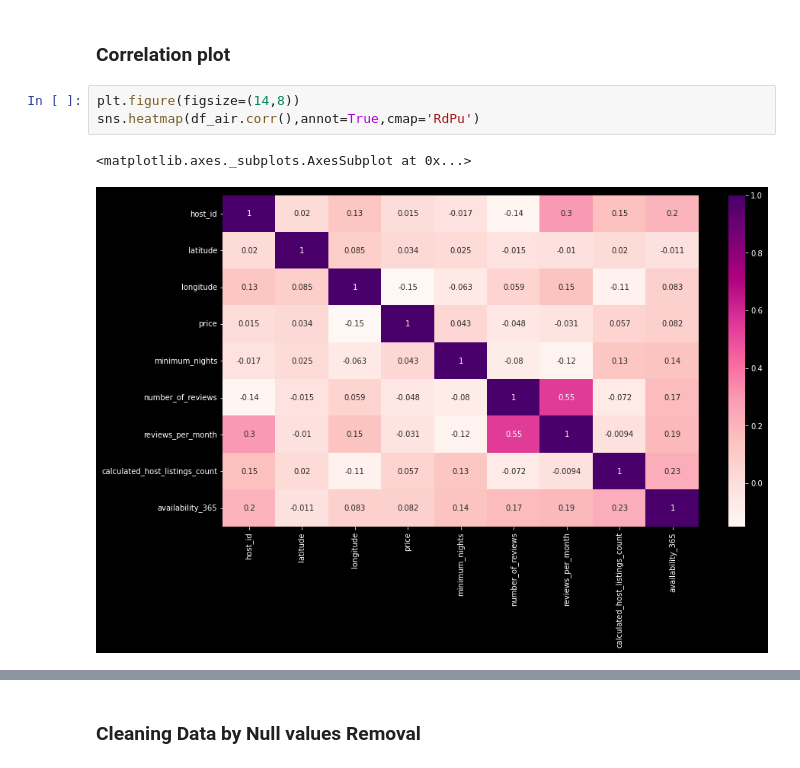
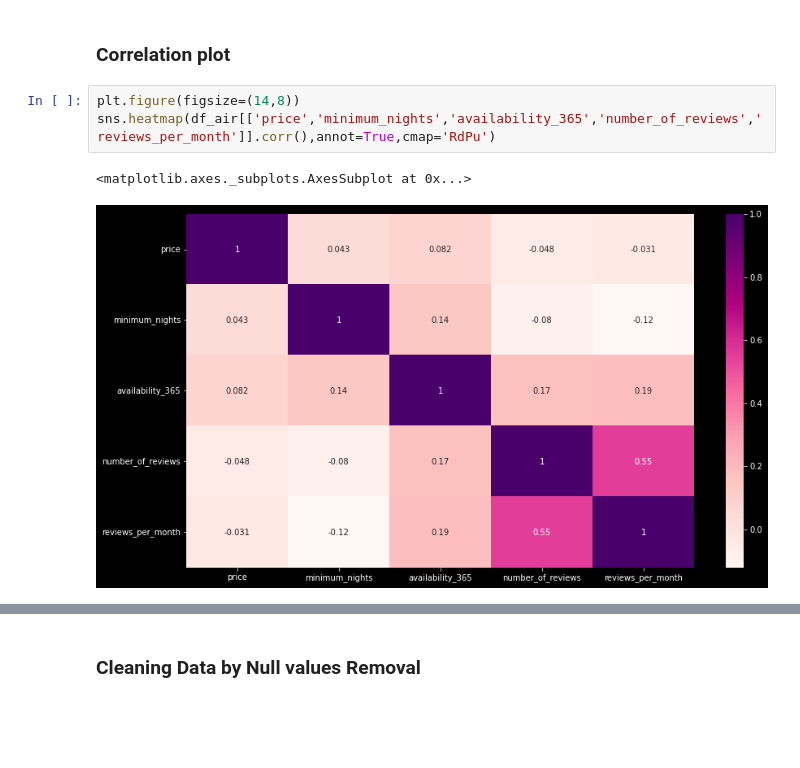
Before and after one commit to Jaiharish-passion07/Almabetter-Capstone_project, a Jupyter notebook: Jai_Harish_capstone_project_Airbnb.ipynb, the cells around one changed output, grey strips where cells are left out. Cells and saved outputs as stored; diff of their text form; blank space fills up the shorter version.

```diff
--- a/Jai_Harish_capstone_project_Airbnb.ipynb
+++ b/Jai_Harish_capstone_project_Airbnb.ipynb
@@ -111,7 +125,7 @@ sns.distplot(df_air['minimum_nights'],kde=True,color='green',kde_kws={'color':'r
 ### Correlation plot
 # %%
 plt.figure(figsize=(14,8))
-sns.heatmap(df_air.corr(),annot=True,cmap='RdPu')
+sns.heatmap(df_air[['price','minimum_nights','availability_365','number_of_reviews','reviews_per_month']].corr(),annot=True,cmap='RdPu')
 # %% [output]
 <matplotlib.axes._subplots.AxesSubplot at 0x...>
-[figure, old version]
+[figure, new version]
```
Also changed, not shown: parts of 12 cells of this notebook.
